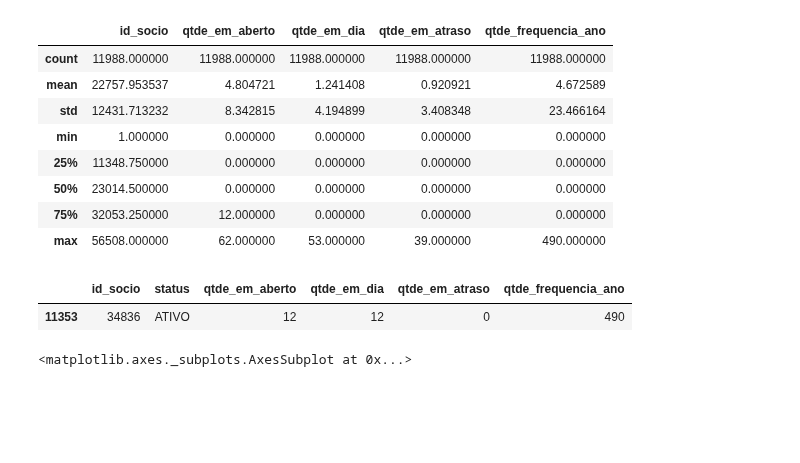
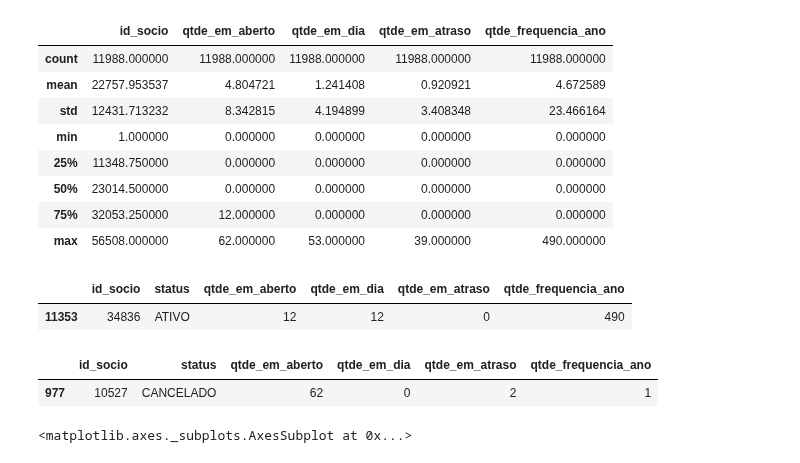
Before and after one commit to UesleiJf/projeto-preditivo, a Jupyter notebook: Churn_Rate.ipynb, the cells around one changed output. Cells and saved outputs as stored; diff of their text form; code cells hidden in the pictures; blank space fills up the shorter version.

Commit message:
- check some results of dataset

```diff
--- a/Churn_Rate.ipynb
+++ b/Churn_Rate.ipynb
@@ -92,6 +93,14 @@ maximo
 # %% [output]
 |  | id_socio | status | qtde_em_aberto | qtde_em_dia | qtde_em_atraso | qtde_frequencia_ano |
 | 11353 | 34836 | ATIVO | 12 | 12 | 0 | 490 |
+# %%
+# Checando alguns resultados do describe
+maximo = df['qtde_em_aberto'] == 62
+maximo = df[maximo]
+maximo
+# %% [output]
+|  | id_socio | status | qtde_em_aberto | qtde_em_dia | qtde_em_atraso | qtde_frequencia_ano |
+| 977 | 10527 | CANCELADO | 62 | 0 | 2 | 1 |
 # %%
 # Relação das variáveis status e parcelas em aberto
 # Podemos analisar que a maior parte dos cancelamentos não tinham parcelas em aberto.
```
Also changed, not shown: parts of 1 cell of this notebook.
